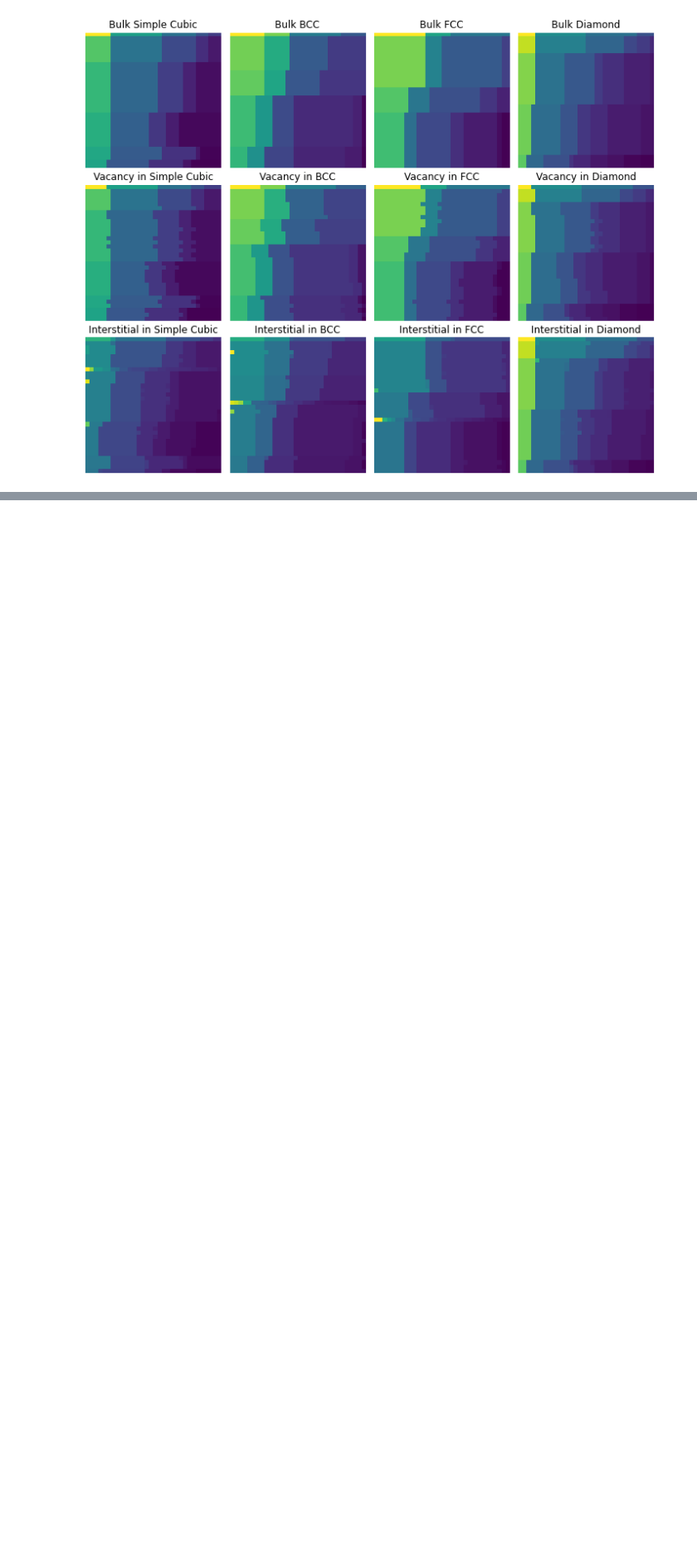
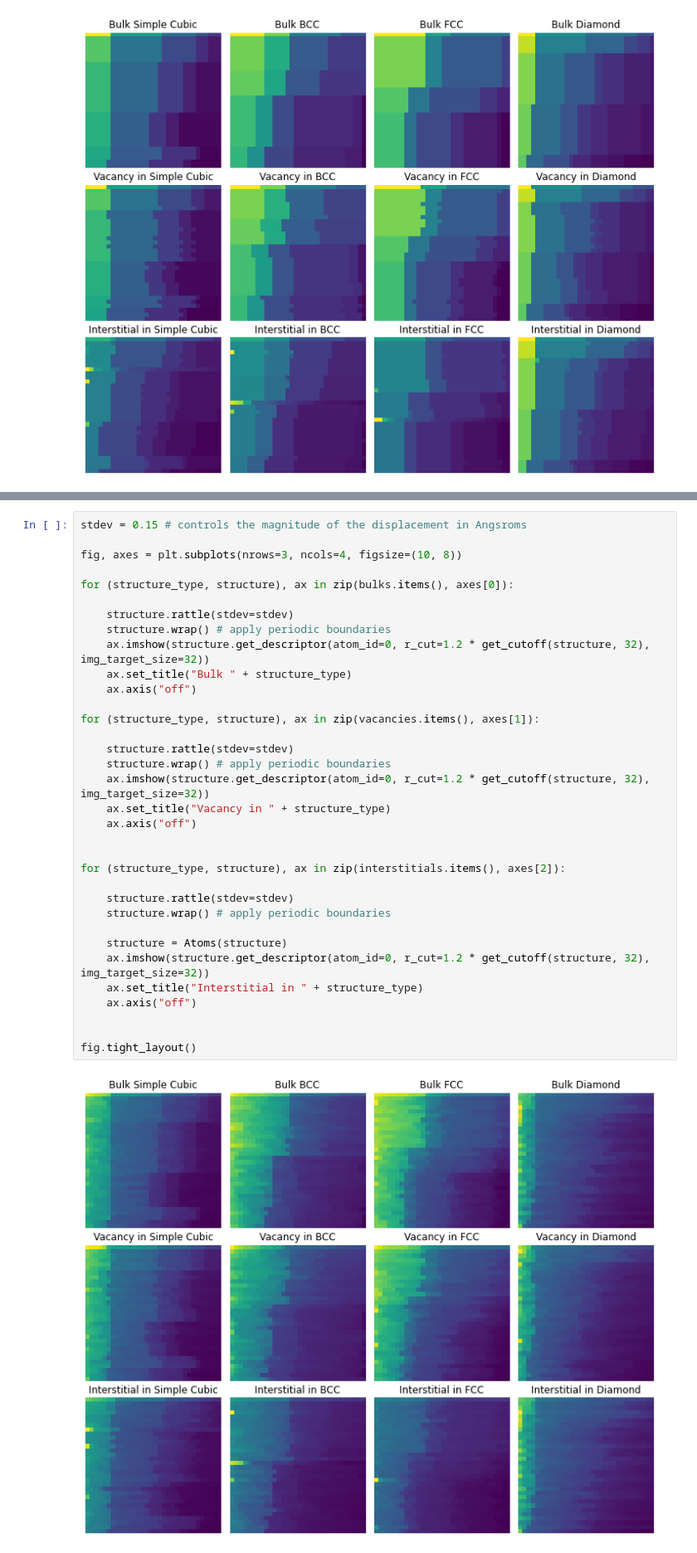
Before and after one commit to arn-all/neighbors-maps, a Jupyter notebook: tutorials/defect_detection.ipynb, the cells around one changed output, grey strips where cells are left out. Shown: that part at 83% size. Saved outputs shown, nothing was run; the diff lists cells and outputs as text; blank space fills up the shorter version.

```diff
--- a/tutorials/defect_detection.ipynb
+++ b/tutorials/defect_detection.ipynb
@@ -189,0 +189,36 @@ It is suggested to use `show_structure()` and `iterative_neighbour_map()` functi
+# %%
+stdev = 0.15 # controls the magnitude of the displacement in Angsroms
+
+fig, axes = plt.subplots(nrows=3, ncols=4, figsize=(10, 8))
+
+for (structure_type, structure), ax in zip(bulks.items(), axes[0]):
+
+    structure.rattle(stdev=stdev)
+    structure.wrap() # apply periodic boundaries
+    ax.imshow(structure.get_descriptor(atom_id=0, r_cut=1.2 * get_cutoff(structure, 32), img_target_size=32))
+    ax.set_title("Bulk " + structure_type)
+    ax.axis("off")
+
+for (structure_type, structure), ax in zip(vacancies.items(), axes[1]):
+
+    structure.rattle(stdev=stdev)
+    structure.wrap() # apply periodic boundaries
+    ax.imshow(structure.get_descriptor(atom_id=0, r_cut=1.2 * get_cutoff(structure, 32), img_target_size=32))
+    ax.set_title("Vacancy in " + structure_type)
+    ax.axis("off")
+
+
+for (structure_type, structure), ax in zip(interstitials.items(), axes[2]):
+
+    structure.rattle(stdev=stdev)
+    structure.wrap() # apply periodic boundaries
+
+    structure = Atoms(structure)
+    ax.imshow(structure.get_descriptor(atom_id=0, r_cut=1.2 * get_cutoff(structure, 32), img_target_size=32))
+    ax.set_title("Interstitial in " + structure_type)
+    ax.axis("off")
+
+
+fig.tight_layout()
+# %% [output]
+[figure, added]
```
Also changed, not shown: parts of 3 cells of this notebook.
